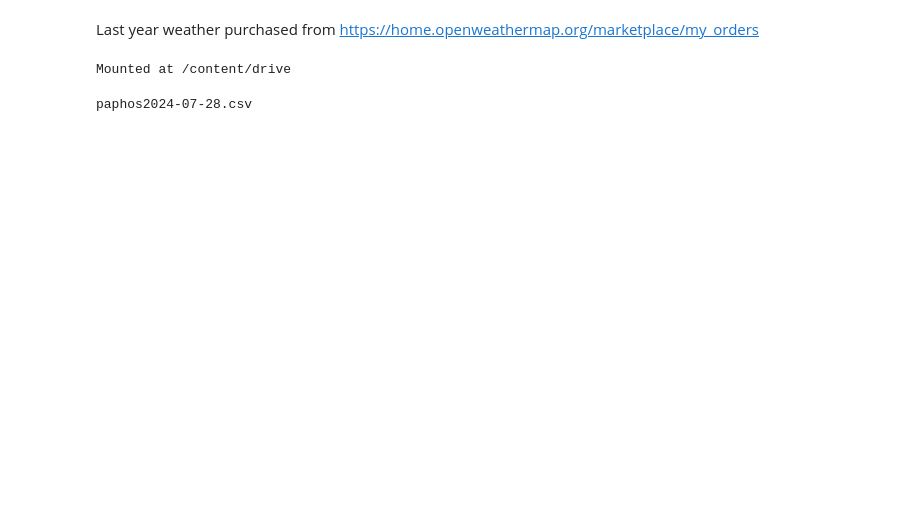
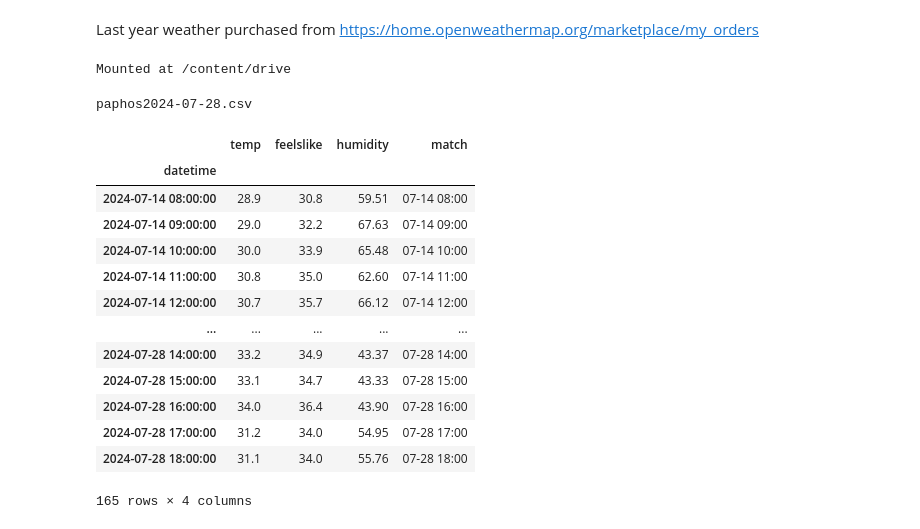
Before and after one commit to werowe/HypatiaAcademy, a Jupyter notebook: stats/Paphosweather_compare_last_year.ipynb, the cells around one changed output. Saved outputs shown, nothing was run; the diff lists cells and outputs as text; code cells hidden in the pictures; blank space fills up the shorter version.

```diff
--- a/stats/Paphosweather_compare_last_year.ipynb
+++ b/stats/Paphosweather_compare_last_year.ipynb
@@ -52,0 +57,17 @@ thisweek['match'] = thisweek.index.strftime('%m-%d %H:%M')
+# %%
+thisweek
+# %% [output]
+|  | temp | feelslike | humidity | match |
+| datetime |  |  |  |  |
+| 2024-07-14 08:00:00 | 28.9 | 30.8 | 59.51 | 07-14 08:00 |
+| 2024-07-14 09:00:00 | 29.0 | 32.2 | 67.63 | 07-14 09:00 |
+| 2024-07-14 10:00:00 | 30.0 | 33.9 | 65.48 | 07-14 10:00 |
+| 2024-07-14 11:00:00 | 30.8 | 35.0 | 62.60 | 07-14 11:00 |
+| 2024-07-14 12:00:00 | 30.7 | 35.7 | 66.12 | 07-14 12:00 |
+| ... | ... | ... | ... | ... |
+| 2024-07-28 14:00:00 | 33.2 | 34.9 | 43.37 | 07-28 14:00 |
+| 2024-07-28 15:00:00 | 33.1 | 34.7 | 43.33 | 07-28 15:00 |
+| 2024-07-28 16:00:00 | 34.0 | 36.4 | 43.90 | 07-28 16:00 |
+| 2024-07-28 17:00:00 | 31.2 | 34.0 | 54.95 | 07-28 17:00 |
+| 2024-07-28 18:00:00 | 31.1 | 34.0 | 55.76 | 07-28 18:00 |
+165 rows × 4 columns
```
Also changed, not shown: parts of 11 cells of this notebook.
